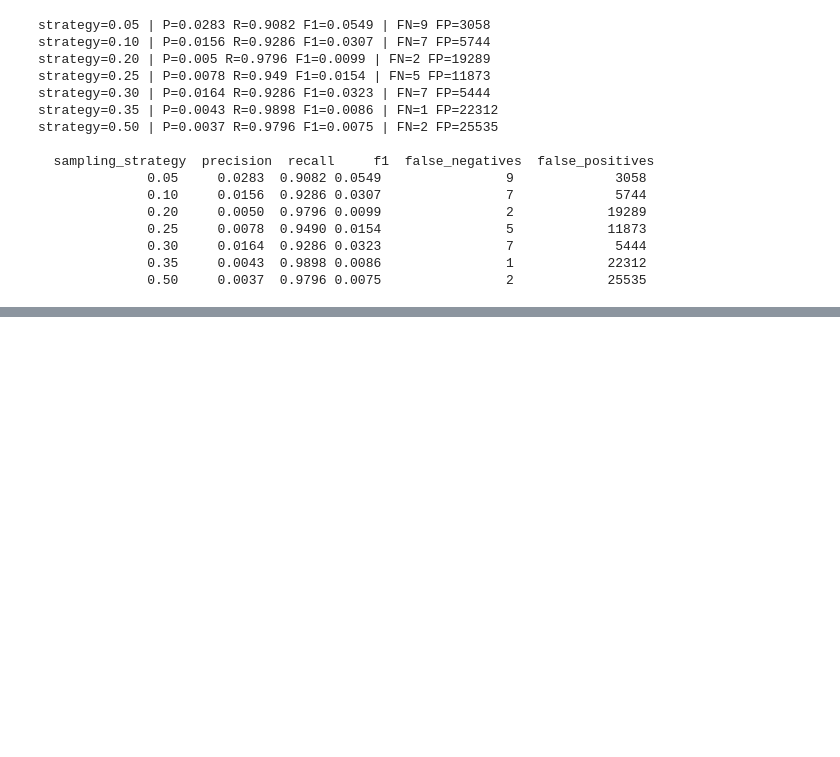
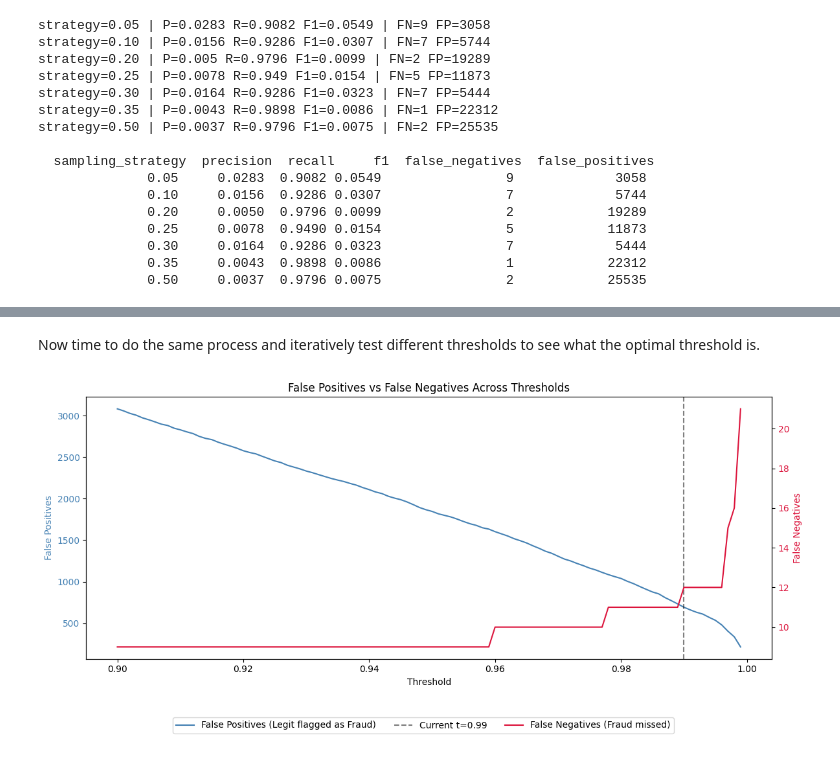
Before and after one commit to Parmnoor/DL-Projects-and-Practice, a Jupyter notebook: Projects/Credit_Card_Fraud_Project/CC_Fraud.ipynb, the cells around one changed output, grey strips where cells are left out. Saved outputs shown, nothing was run; the diff lists cells and outputs as text; code cells hidden in the pictures; blank space fills up the shorter version.

Commit message:
Make amendments to improve accuracy of model (made new neural network model and changed thresholds)

```diff
--- a/Projects/Credit_Card_Fraud_Project/CC_Fraud.ipynb
+++ b/Projects/Credit_Card_Fraud_Project/CC_Fraud.ipynb
@@ -490,0 +534,3 @@ torch.Size([56962, 30])
+# %%
+model = FraudModel(X_train_tensor.shape[1])  # reinitialize weights
+optimizer = torch.optim.Adam(model.parameters(), lr=0.001)
@@ -490,0 +569,11 @@ torch.Size([56962, 30])
+# %%
+model.eval()
+
+with torch.no_grad():
+    test_logits = model(X_test_tensor)
+    probabilities = torch.sigmoid(test_logits)
+    predictions = (probabilities >= 0.90).int()
+
+print(confusion_matrix(y_test_tensor.numpy(), predictions.numpy()))
+print(classification_report(y_test_tensor.numpy(), predictions.numpy()))
+print("ROC AUC:", roc_auc_score(y_test_tensor.numpy(), probabilities.numpy()))
@@ -490,0 +593,33 @@ torch.Size([56962, 30])
+# %% [markdown]
+Now time to do the same process and iteratively test different thresholds to see what the optimal threshold is.
+# %%
+thresholds = np.arange(0.90, 1.0, 0.001)
+fn_list, fp_list = [], []
+
+for t in thresholds:
+    preds = (probabilities.squeeze() >= t).int().numpy()
+    y_true = y_test_tensor.squeeze().numpy()
+    fn_list.append(int(((y_true == 1) & (preds == 0)).sum()))
+    fp_list.append(int(((y_true == 0) & (preds == 1)).sum()))
+
+fig, ax1 = plt.subplots(figsize=(12, 5))
+
+ax1.plot(thresholds, fp_list, color='steelblue', label='False Positives (Legit flagged as Fraud)')
+ax1.set_xlabel('Threshold')
+ax1.set_ylabel('False Positives', color='steelblue')
+ax1.tick_params(axis='y', labelcolor='steelblue')
+
+ax2 = ax1.twinx()  # second y-axis
+ax2.plot(thresholds, fn_list, color='crimson', label='False Negatives (Fraud missed)')
+ax2.set_ylabel('False Negatives', color='crimson')
+ax2.tick_params(axis='y', labelcolor='crimson')
+
+# Mark your current threshold
+ax1.axvline(x=0.99, color='black', linestyle='--', alpha=0.5, label='Current t=0.99')
+
+fig.legend(loc='upper center', bbox_to_anchor=(0.5, -0.05), ncol=3)
+plt.title('False Positives vs False Negatives Across Thresholds')
+plt.tight_layout()
+plt.show()
+# %% [output]
+[figure, added]
```
Also changed, not shown: parts of 29 cells of this notebook.
